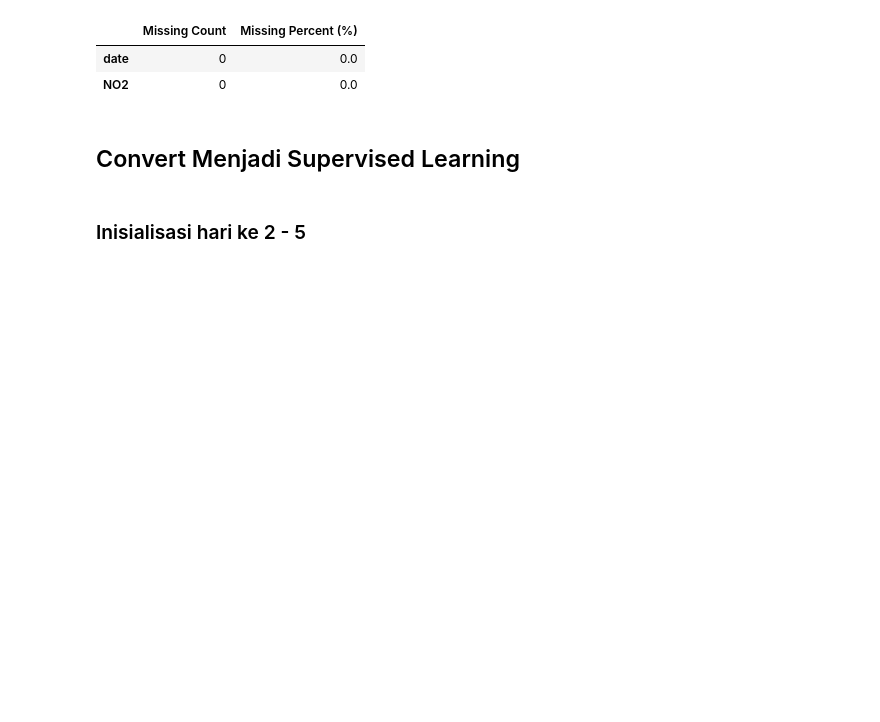
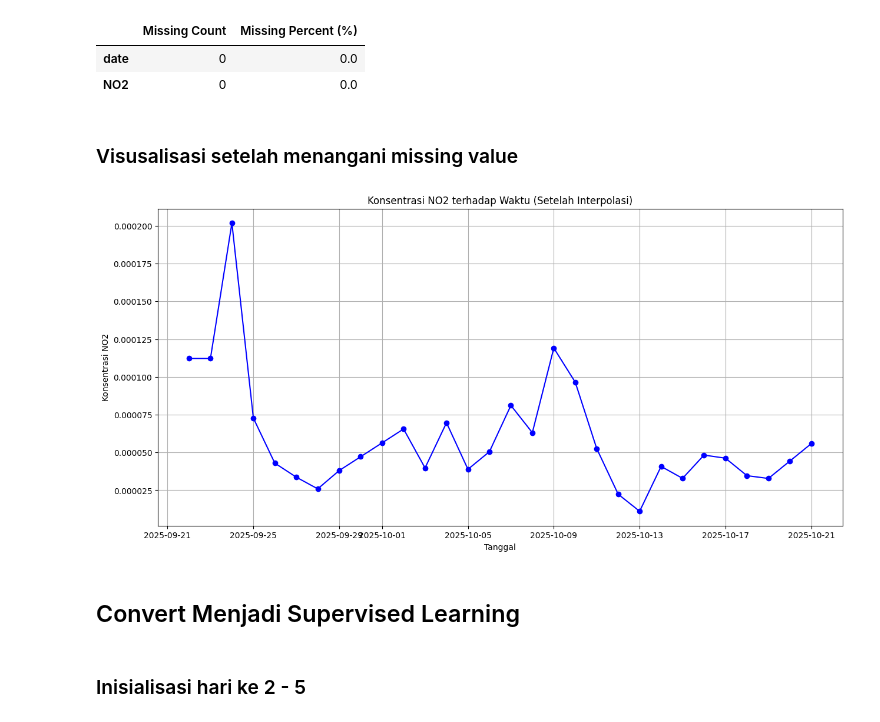
Before and after one commit to IlhamGd/PSD, a Jupyter notebook: _sources/Forecasting.ipynb, the cells around one changed output. Cells and saved outputs as stored; diff of their text form; code cells hidden in the pictures; blank space fills up the shorter version.

```diff
--- a/_sources/Forecasting.ipynb
+++ b/_sources/Forecasting.ipynb
@@ -260,6 +258,18 @@ missing_table
 |  | Missing Count | Missing Percent (%) |
 | date | 0 | 0.0 |
 | NO2 | 0 | 0.0 |
+# %% [markdown]
+### Visusalisasi setelah menangani missing value
+# %%
+plt.figure(figsize=(15, 7))
+plt.plot(new_df['date'], new_df['NO2'], marker='o', linestyle='-', color='blue')
+plt.title('Konsentrasi NO2 terhadap Waktu (Setelah Interpolasi)')
+plt.xlabel('Tanggal')
+plt.ylabel('Konsentrasi NO2')
+plt.grid(True)
+plt.show()
+# %% [output]
+[figure, added]
 # %% [markdown]
 ## Convert Menjadi Supervised Learning
 # %% [markdown]
```
Also changed, not shown: parts of 41 cells of this notebook, 6 other files.
